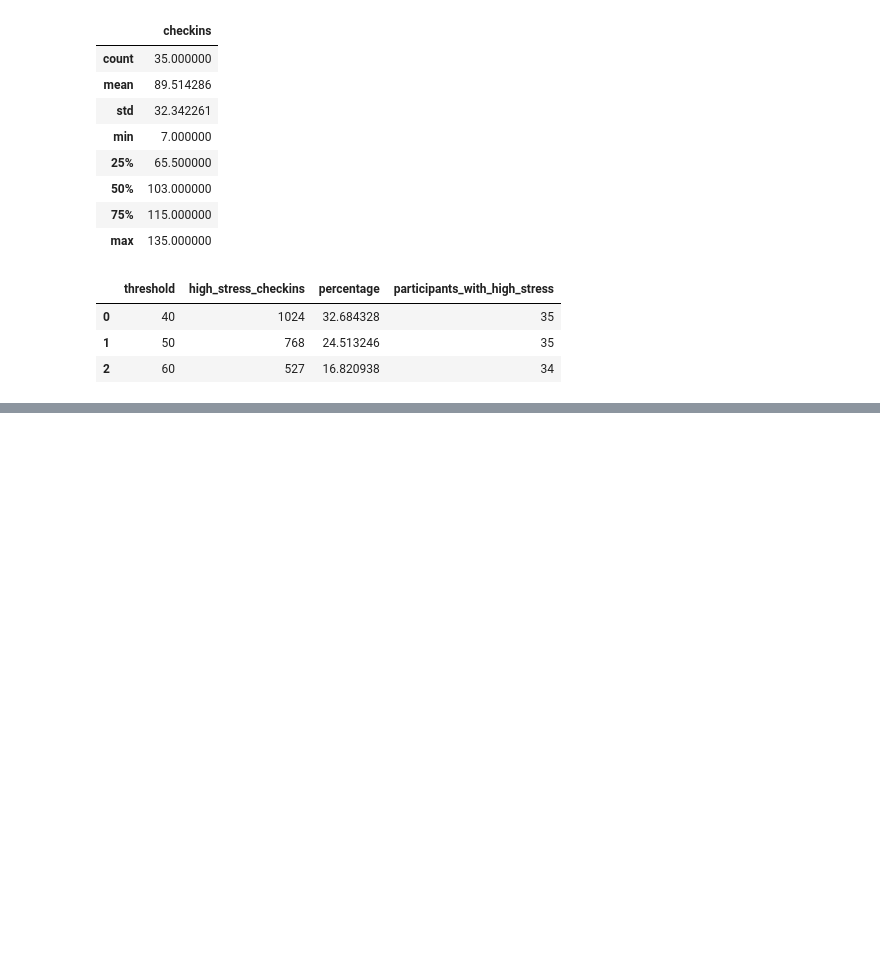
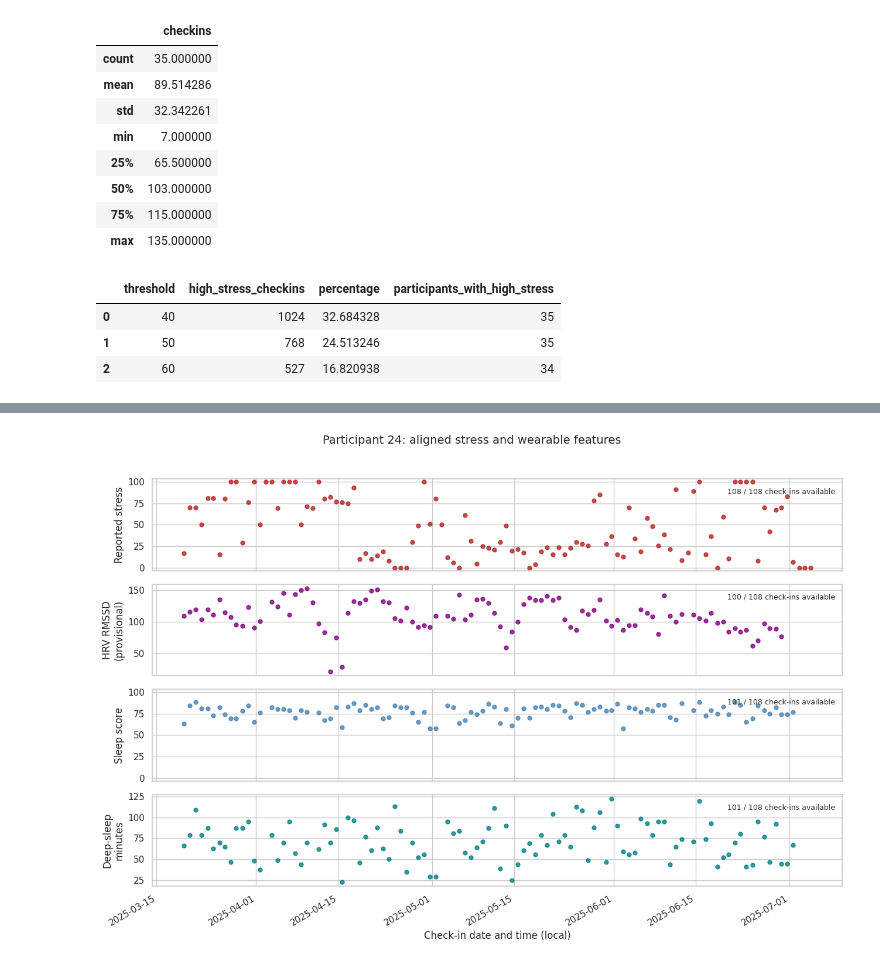
Before and after one commit to jeanwongbd/MindWatch---IE08-new, a Jupyter notebook: EDA/notebooks/MW_201_EDA.ipynb, the cells around one changed output, grey strips where cells are left out. Saved outputs shown, nothing was run; the diff lists cells and outputs as text; code cells hidden in the pictures; blank space fills up the shorter version.

```diff
--- a/EDA/notebooks/MW_201_EDA.ipynb
+++ b/EDA/notebooks/MW_201_EDA.ipynb
@@ -1016,0 +2165,90 @@ display(pd.DataFrame(threshold_results))
+# %%
+timeline_required = [
+    "stress",
+    "hrv_rmssd_median_24h_provisional",
+    "sleep_overall_score",
+    "sleep_deep_minutes",
+]
+
+joint_available = feature_table[timeline_required].notna().all(axis=1)
+
+timeline_counts = (
+    feature_table.loc[joint_available]
+    .groupby("participant_id")
+    .size()
+    .rename("joint_checkins")
+    .reset_index()
+    .sort_values(
+        ["joint_checkins", "participant_id"],
+        ascending=[False, True],
+    )
+)
+
+assert len(timeline_counts) >= 2, (
+    "Fewer than two participants have joint stress, HRV and sleep observations."
+)
+
+selected_participants = timeline_counts.head(2)["participant_id"].tolist()
+
+print("Participants selected by joint data availability:")
+display(timeline_counts.head(2))
+
+timeline_panels = [
+    ("stress", "Reported stress", "firebrick"),
+    ("hrv_rmssd_median_24h_provisional", "HRV RMSSD\n(provisional)", "purple"),
+    ("sleep_overall_score", "Sleep score", "steelblue"),
+    ("sleep_deep_minutes", "Deep-sleep\nminutes", "teal"),
+]
+
+for participant in selected_participants:
+    person = (
+        feature_table.loc[
+            feature_table["participant_id"].eq(participant)
+        ]
+        .sort_values("checkin_local")
+    )
+
+    fig, axes = plt.subplots(
+        4, 1, figsize=(13, 9), sharex=True
+    )
+
+    for ax, (feature, label, color) in zip(axes, timeline_panels):
+        available = person[feature].notna()
+
+        ax.scatter(
+            person.loc[available, "checkin_local"],
+            person.loc[available, feature],
+            color=color,
+            s=25,
+            alpha=0.8,
+        )
+
+        ax.set_ylabel(label)
+        ax.text(
+            0.99, 0.90,
+            f"{available.sum()} / {len(person)} check-ins available",
+            transform=ax.transAxes,
+            ha="right",
+            va="top",
+            fontsize=9,
+        )
+
+        if feature in ["stress", "sleep_overall_score"]:
+            ax.set_ylim(-3, 103)
+
+    axes[-1].set_xlabel("Check-in date and time (local)")
+    fig.suptitle(
+        f"Participant {participant}: aligned stress and wearable features",
+        fontsize=14,
+    )
+
+    fig.autofmt_xdate()
+    fig.tight_layout(rect=[0, 0, 1, 0.96])
+    plt.show()
+
+print(
+    "Wearable values are plotted at the check-in they were assigned to, "
+    "not their original measurement time. Missing values are not imputed. "
+    "The same sleep record may be reused by the documented alignment rule."
+)
+# %% [output]
@@ -1016,0 +2259 @@ display(pd.DataFrame(threshold_results))
+[figure, added]
```
Also changed, not shown: parts of 21 cells of this notebook.
